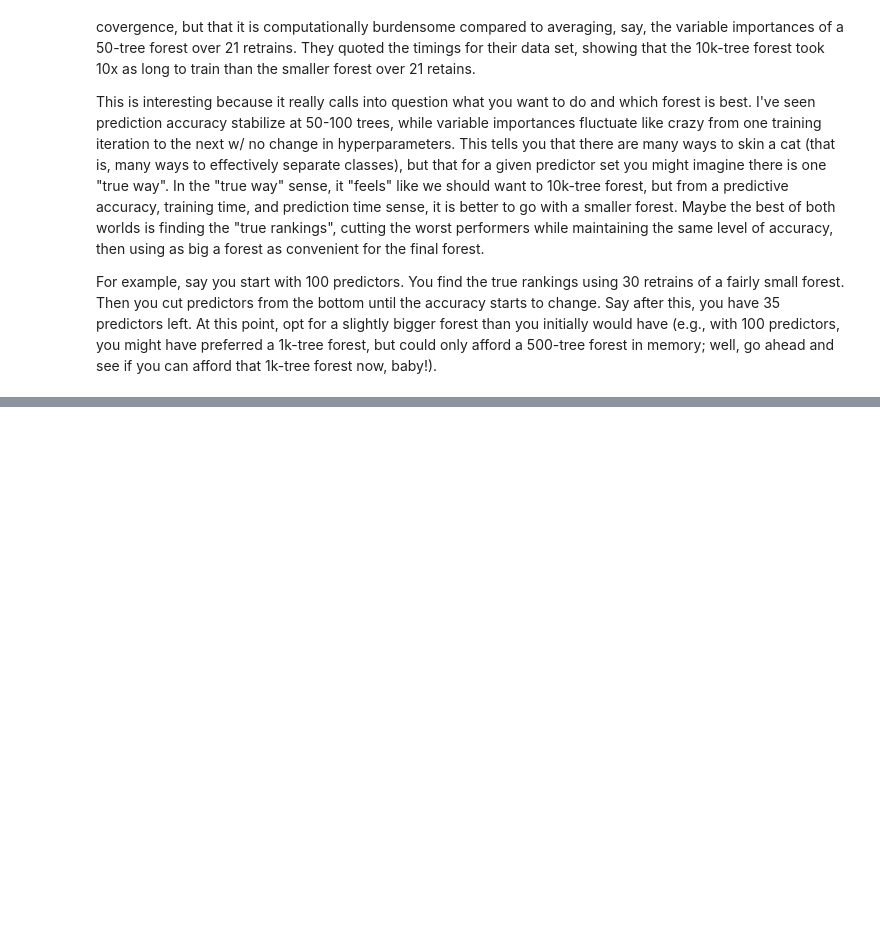
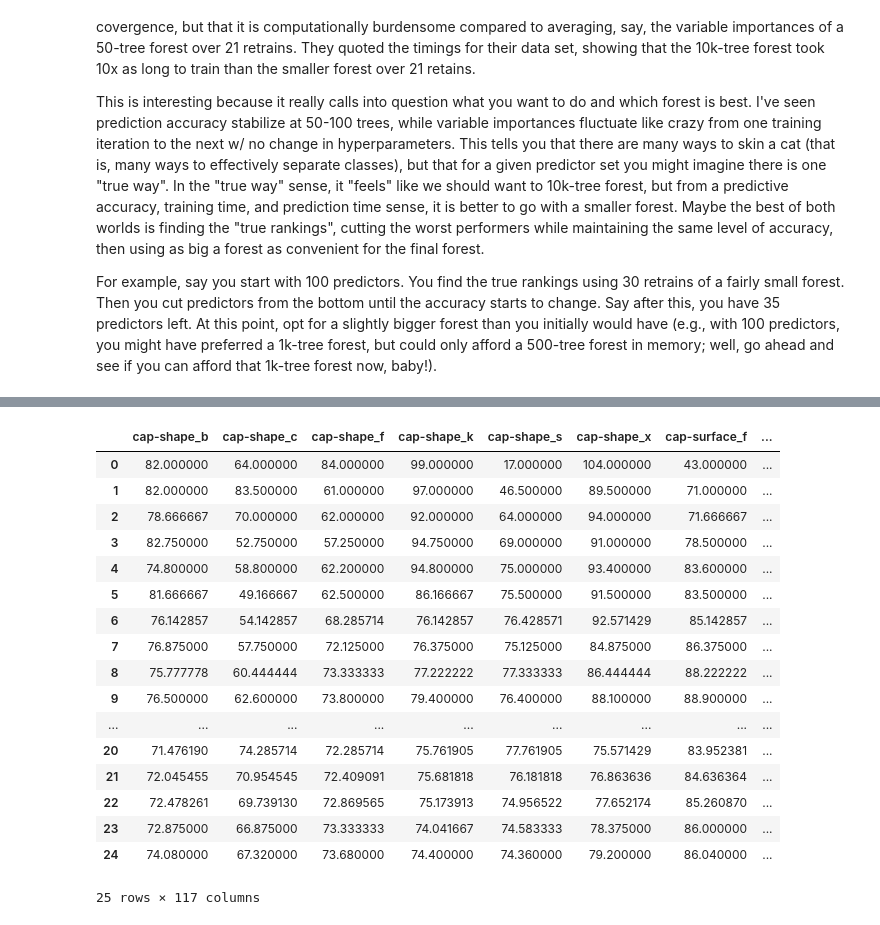
Before and after one commit to krbnite/krbnite.github.io, a Jupyter notebook: _notebooks/2019-09-22-Stabilizing-Variable-Importance-Fluctuations-in-a-Random-Forest.ipynb, the cells around one changed output, grey strips where cells are left out. Cells and saved outputs as stored; diff of their text form; code cells hidden in the pictures; blank space fills up the shorter version.

```diff
--- a/_notebooks/2019-09-22-Stabilizing-Variable-Importance-Fluctuations-in-a-Random-Forest.ipynb
+++ b/_notebooks/2019-09-22-Stabilizing-Variable-Importance-Fluctuations-in-a-Random-Forest.ipynb
@@ -129,0 +160,21 @@ if you can afford that 1k-tree forest now, baby!).
+# %%
+rf50_avg
+# %% [output]
+|  | cap-shape_b | cap-shape_c | cap-shape_f | cap-shape_k | cap-shape_s | cap-shape_x | cap-surface_f | ... |
+| 0 | 82.000000 | 64.000000 | 84.000000 | 99.000000 | 17.000000 | 104.000000 | 43.000000 | ... |
+| 1 | 82.000000 | 83.500000 | 61.000000 | 97.000000 | 46.500000 | 89.500000 | 71.000000 | ... |
+| 2 | 78.666667 | 70.000000 | 62.000000 | 92.000000 | 64.000000 | 94.000000 | 71.666667 | ... |
+| 3 | 82.750000 | 52.750000 | 57.250000 | 94.750000 | 69.000000 | 91.000000 | 78.500000 | ... |
+| 4 | 74.800000 | 58.800000 | 62.200000 | 94.800000 | 75.000000 | 93.400000 | 83.600000 | ... |
+| 5 | 81.666667 | 49.166667 | 62.500000 | 86.166667 | 75.500000 | 91.500000 | 83.500000 | ... |
+| 6 | 76.142857 | 54.142857 | 68.285714 | 76.142857 | 76.428571 | 92.571429 | 85.142857 | ... |
+| 7 | 76.875000 | 57.750000 | 72.125000 | 76.375000 | 75.125000 | 84.875000 | 86.375000 | ... |
+| 8 | 75.777778 | 60.444444 | 73.333333 | 77.222222 | 77.333333 | 86.444444 | 88.222222 | ... |
+| 9 | 76.500000 | 62.600000 | 73.800000 | 79.400000 | 76.400000 | 88.100000 | 88.900000 | ... |
+| ... | ... | ... | ... | ... | ... | ... | ... | ... |
+| 20 | 71.476190 | 74.285714 | 72.285714 | 75.761905 | 77.761905 | 75.571429 | 83.952381 | ... |
+| 21 | 72.045455 | 70.954545 | 72.409091 | 75.681818 | 76.181818 | 76.863636 | 84.636364 | ... |
+| 22 | 72.478261 | 69.739130 | 72.869565 | 75.173913 | 74.956522 | 77.652174 | 85.260870 | ... |
+| 23 | 72.875000 | 66.875000 | 73.333333 | 74.041667 | 74.583333 | 78.375000 | 86.000000 | ... |
+| 24 | 74.080000 | 67.320000 | 73.680000 | 74.400000 | 74.360000 | 79.200000 | 86.040000 | ... |
+25 rows × 117 columns
```
Also changed, not shown: parts of 13 cells of this notebook.
